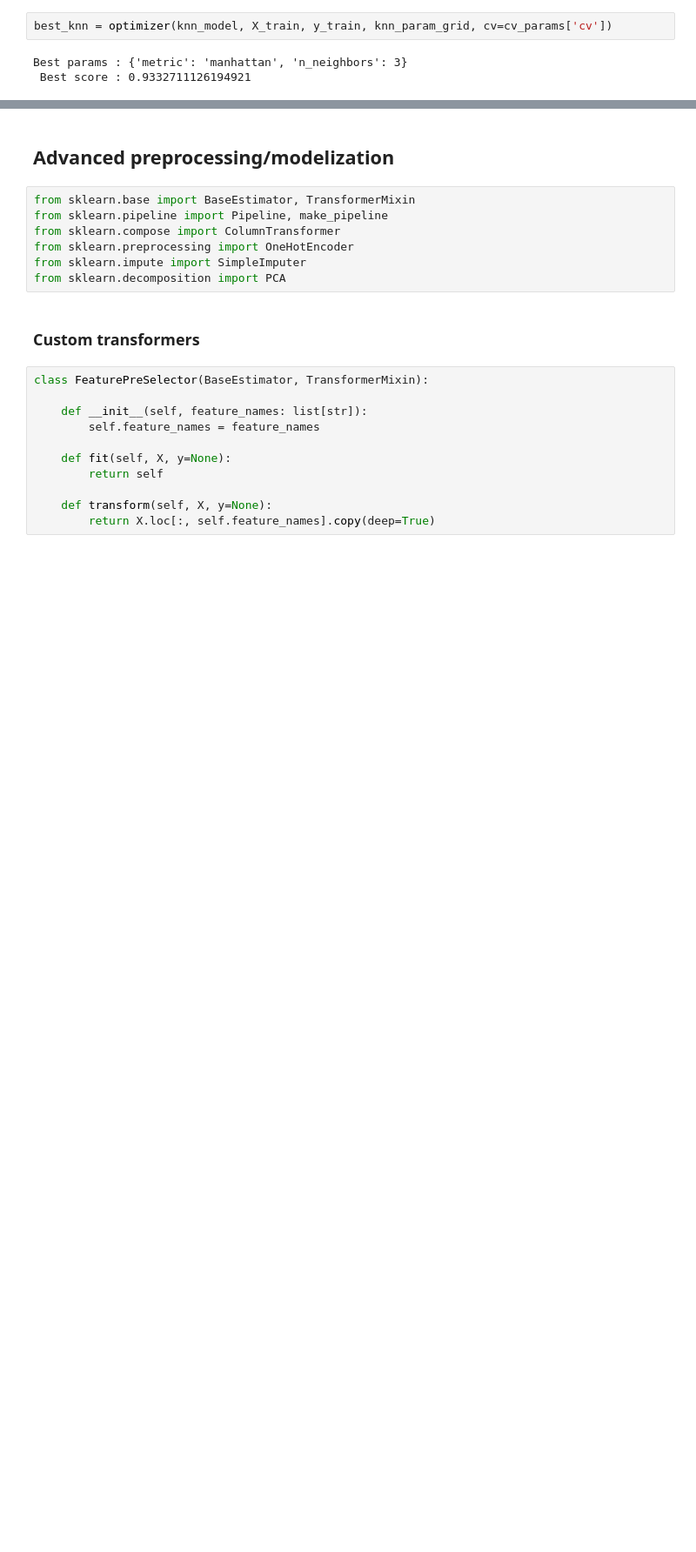
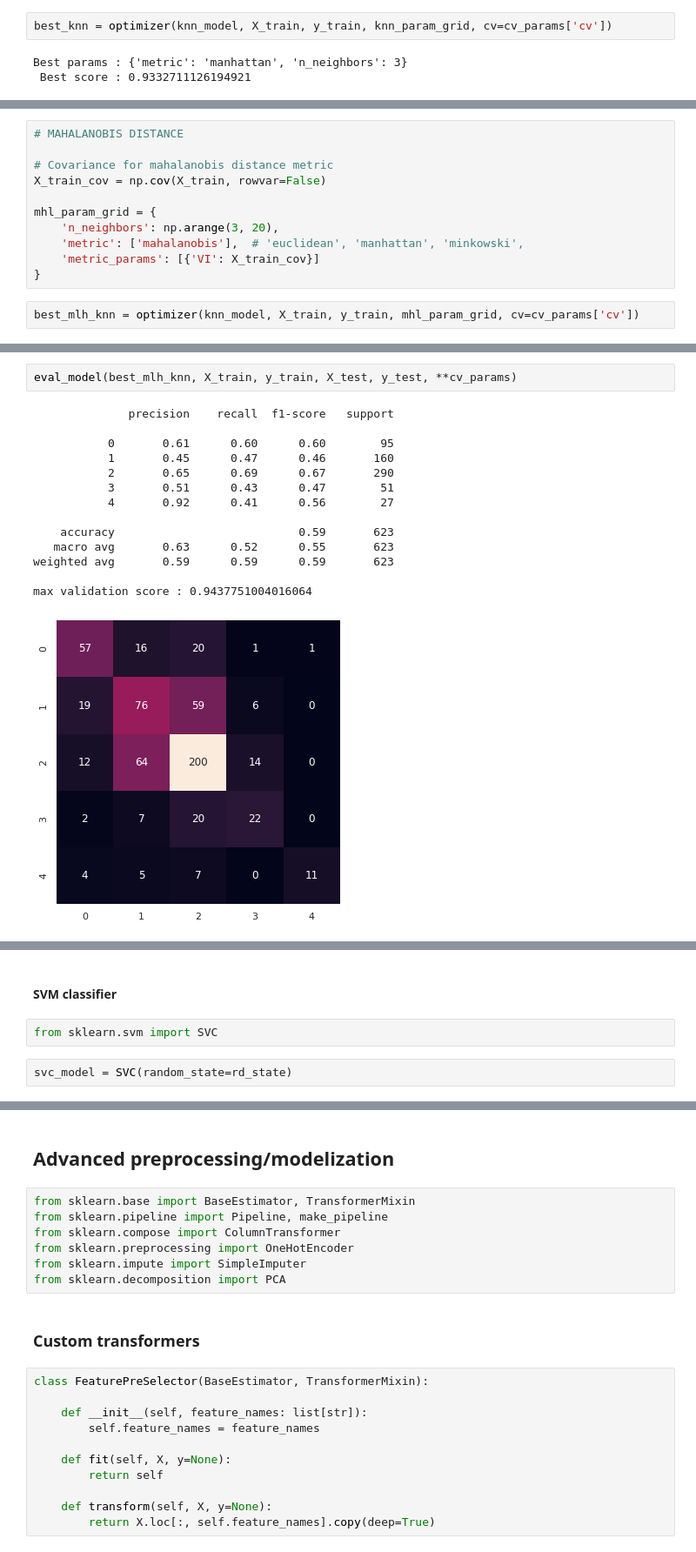
Before and after one commit to NanoClem/boston-housing-ML, a Jupyter notebook: ML_modelization.ipynb, the cells around one changed output, grey strips where cells are left out. Shown at 87% size. Cells and saved outputs as stored; diff of their text form; blank space fills up the shorter version.

```diff
--- a/ML_modelization.ipynb
+++ b/ML_modelization.ipynb
@@ -356,0 +377,13 @@ max validation score : 0.9558232931726908
+# %%
+# MAHALANOBIS DISTANCE
+
+# Covariance for mahalanobis distance metric
+X_train_cov = np.cov(X_train, rowvar=False)
+
+mhl_param_grid = {
+    'n_neighbors': np.arange(3, 20),
+    'metric': ['mahalanobis'],  # 'euclidean', 'manhattan', 'minkowski',
+    'metric_params': [{'VI': X_train_cov}]
+}
+# %%
+best_mlh_knn = optimizer(knn_model, X_train, y_train, mhl_param_grid, cv=cv_params['cv'])
@@ -356,0 +408,17 @@ max validation score : 0.9558232931726908
+# %%
+eval_model(best_mlh_knn, X_train, y_train, X_test, y_test, **cv_params)
+# %% [output]
+              precision    recall  f1-score   support
+
+           0       0.61      0.60      0.60        95
+           1       0.45      0.47      0.46       160
+           2       0.65      0.69      0.67       290
+           3       0.51      0.43      0.47        51
+           4       0.92      0.41      0.56        27
+
+    accuracy                           0.59       623
+   macro avg       0.63      0.52      0.55       623
+weighted avg       0.59      0.59      0.59       623
+
+max validation score : 0.9437751004016064
+[figure, added]
@@ -356,0 +426,6 @@ max validation score : 0.9558232931726908
+# %% [markdown]
+#### SVM classifier
+# %%
+from sklearn.svm import SVC
+# %%
+svc_model = SVC(random_state=rd_state)
```
Also changed, not shown: parts of 23 cells of this notebook.
